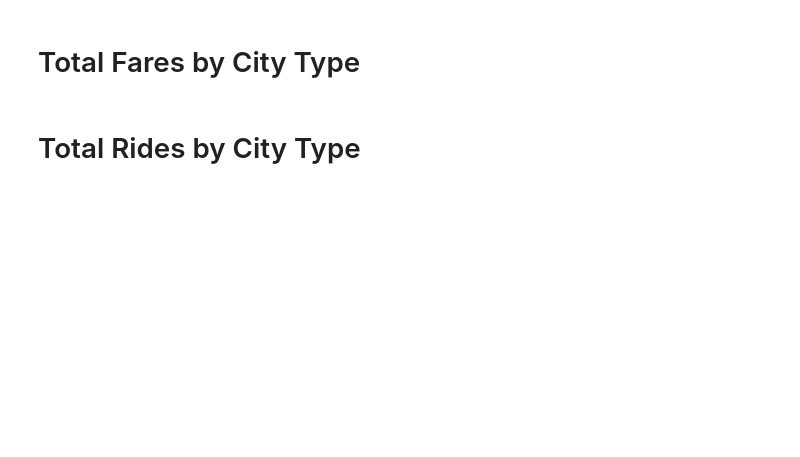
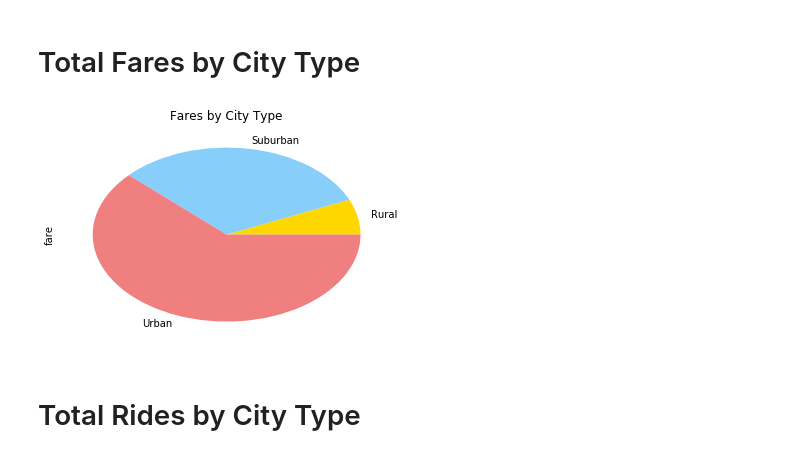
Before and after one commit to spencerrand/Ride-Sharing-Analysis, a Jupyter notebook: main.ipynb, the cells around one changed output. Drawn from its saved outputs; the diff is of its cells as text; code cells hidden in the pictures; blank space fills up the shorter version.

```diff
--- a/main.ipynb
+++ b/main.ipynb
@@ -80,0 +75,11 @@ explode = (0, 0.05, 0, 0)
+# %%
+# This section combines the two dataframes and prints out summary statistics
+combined_df = pd.merge(city_data_df, ride_data_df, how='outer', on='city')
+
+print(combined_df.head(10))
+print()
+print(combined_df.describe())
+print()
+print(combined_df.dtypes)
+print()
+print(combined_df.count())
@@ -81,4 +104,21 @@ explode = (0, 0.05, 0, 0)
 # %% [markdown]
 <h1>Total Fares by City Type</h1>
+# %%
+# This section displays a pie chart of fares by city type
+
+# Group the combined dataframe by type
+type_group = combined_df.groupby("type")
+
+# Sum up fares by type
+ride_total_by_type = type_group["fare"].sum()
+
+pie_colors = ["gold", "lightskyblue","lightcoral"]
+
+# Create a pie chart based upon the trip duration of that single bike
+ride_pie = ride_total_by_type.plot(kind="pie", colors=pie_colors, title="Fares by City Type")
+
+plt.show()
+# %% [output]
+[figure, added]
 # %% [markdown]
 <h1>Total Rides by City Type</h1>
```
Also changed, not shown: parts of 7 cells of this notebook.
